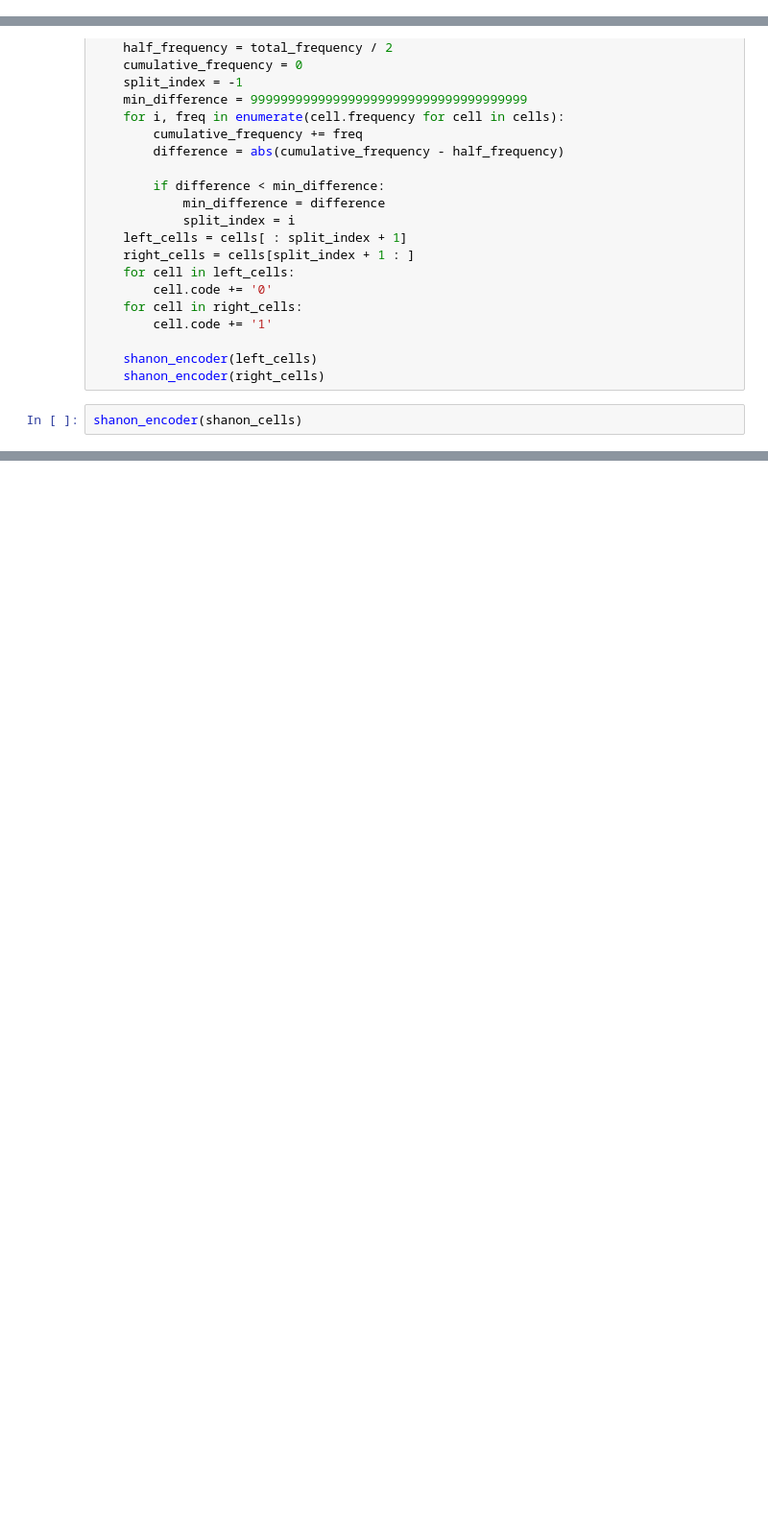
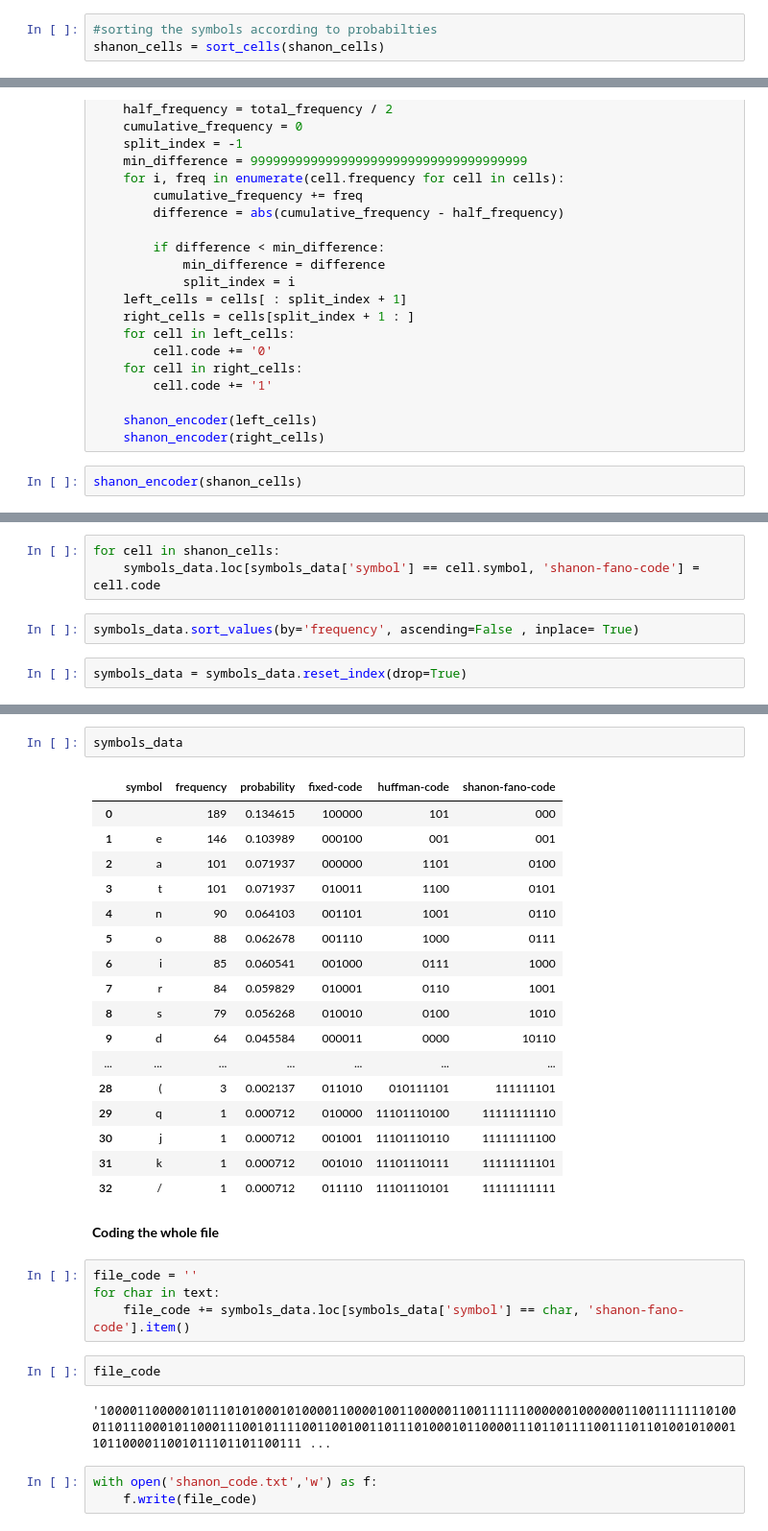
Before and after one commit to tarek1488/textfile_encoding, a Jupyter notebook: main.ipynb, the cells around one changed output, grey strips where cells are left out. Shown at 96% size. Saved outputs shown, nothing was run; the diff lists cells and outputs as text; blank space fills up the shorter version.

```diff
--- a/main.ipynb
+++ b/main.ipynb
@@ -125,3 +246,6 @@ for i in range(len(shanon_cells)):
+# %%
+#sorting the symbols according to probabilties
+shanon_cells = sort_cells(shanon_cells)
 # %%
 print(shanon_cells)
 # %% [output]
@@ -181,0 +280,7 @@ df
+# %%
+for cell in shanon_cells:
+    symbols_data.loc[symbols_data['symbol'] == cell.symbol, 'shanon-fano-code'] = cell.code
+# %%
+symbols_data.sort_values(by='frequency', ascending=False , inplace= True)
+# %%
+symbols_data = symbols_data.reset_index(drop=True)
@@ -188,3 +302,36 @@ print(f'the effciency of shanon fano encoder is {round((entropy / l_avg_shannon)
 # %% [output]
 the average code length for shanon fano code is 4.278490028490028
 the effciency of shanon fano encoder is 99.5
+# %%
+symbols_data
+# %% [output]
+|  | symbol | frequency | probability | fixed-code | huffman-code | shanon-fano-code |
+| 0 |  | 189 | 0.134615 | 100000 | 101 | 000 |
+| 1 | e | 146 | 0.103989 | 000100 | 001 | 001 |
+| 2 | a | 101 | 0.071937 | 000000 | 1101 | 0100 |
+| 3 | t | 101 | 0.071937 | 010011 | 1100 | 0101 |
+| 4 | n | 90 | 0.064103 | 001101 | 1001 | 0110 |
+| 5 | o | 88 | 0.062678 | 001110 | 1000 | 0111 |
+| 6 | i | 85 | 0.060541 | 001000 | 0111 | 1000 |
+| 7 | r | 84 | 0.059829 | 010001 | 0110 | 1001 |
+| 8 | s | 79 | 0.056268 | 010010 | 0100 | 1010 |
+| 9 | d | 64 | 0.045584 | 000011 | 0000 | 10110 |
+| ... | ... | ... | ... | ... | ... | ... |
+| 28 | ( | 3 | 0.002137 | 011010 | 010111101 | 111111101 |
+| 29 | q | 1 | 0.000712 | 010000 | 11101110100 | 11111111110 |
+| 30 | j | 1 | 0.000712 | 001001 | 11101110110 | 11111111100 |
+| 31 | k | 1 | 0.000712 | 001010 | 11101110111 | 11111111101 |
+| 32 | / | 1 | 0.000712 | 011110 | 11101110101 | 11111111111 |
+# %% [markdown]
+**Coding the whole file**
+# %%
+file_code = ''
+for char in text:
+    file_code += symbols_data.loc[symbols_data['symbol'] == char, 'shanon-fano-code'].item()
+# %%
+file_code
+# %% [output]
+'1000011000001011101010001010000110000100110000011001111110000001000000110011111110100011011100010110001110010111100110010011011101000101100001110110111100111011010010100011011000011001011101101100111 ...
+# %%
+with open('shanon_code.txt','w') as f:
+    f.write(file_code)
```
Also changed, not shown: parts of 42 cells of this notebook, 2 other files.
